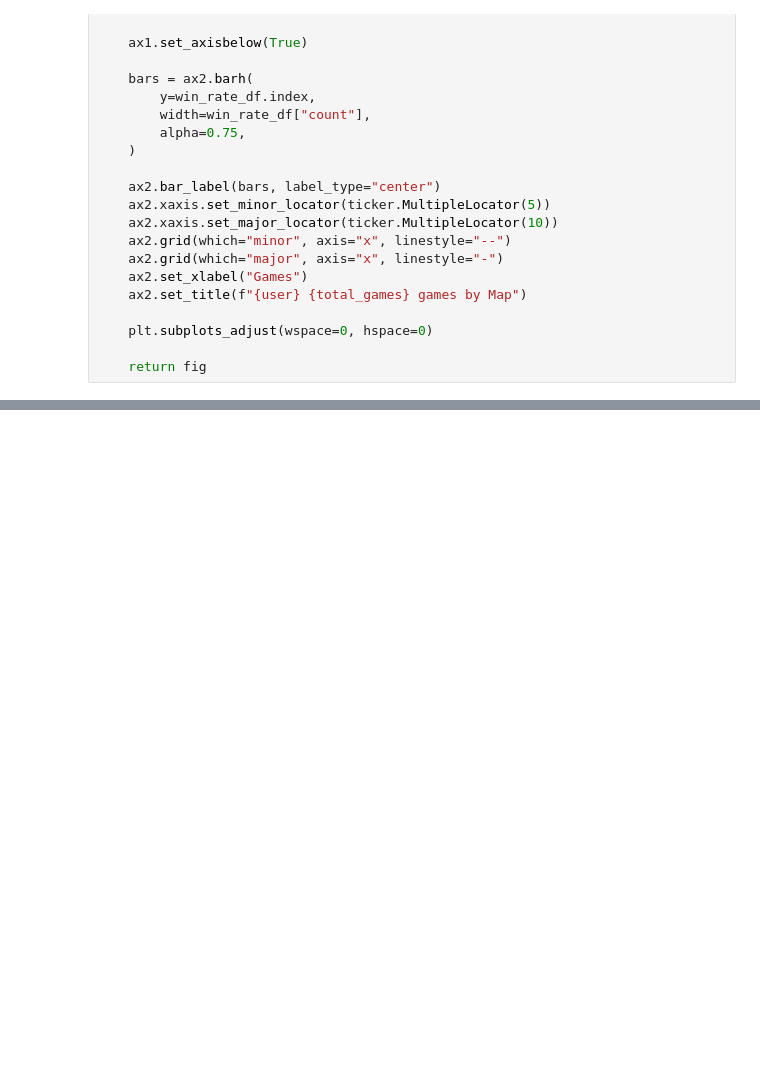
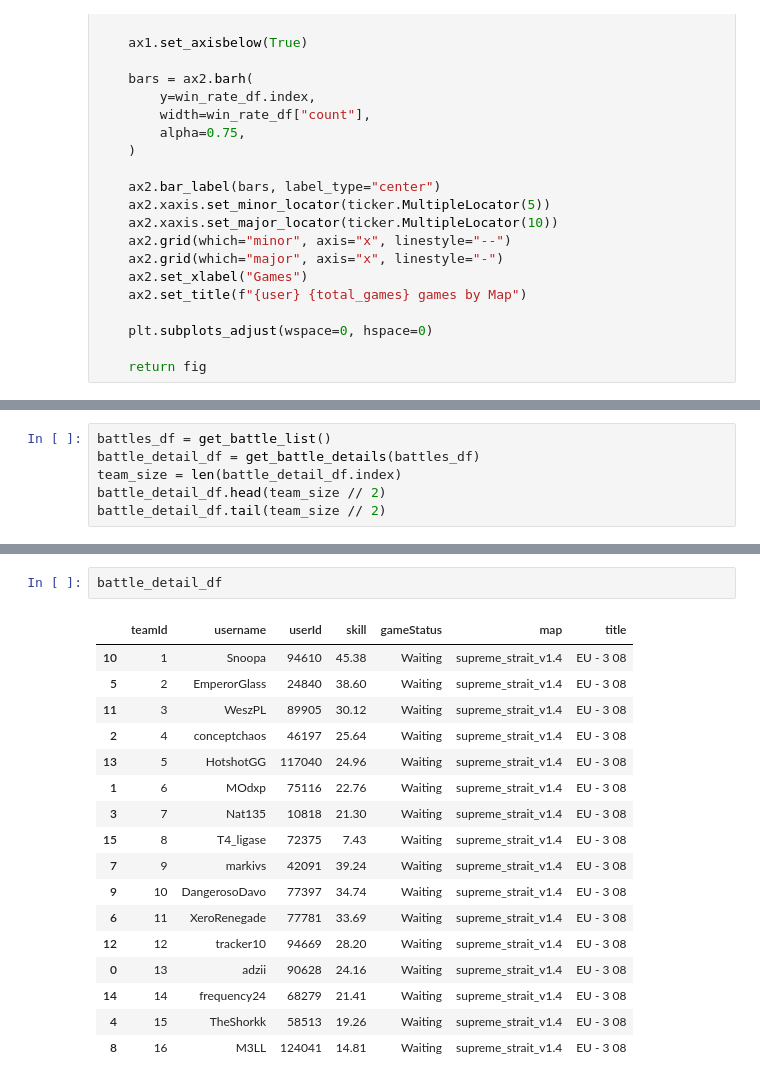
Before and after one commit to furyhawk/bai, a Jupyter notebook: notebooks/battle.ipynb, the cells around one changed output, grey strips where cells are left out. Cells and saved outputs as stored; diff of their text form; blank space fills up the shorter version.

Commit message:
update: battle_list

```diff
--- a/notebooks/battle.ipynb
+++ b/notebooks/battle.ipynb
@@ -315,0 +452,6 @@ def plot_win_rate(
+# %%
+battles_df = get_battle_list()
+battle_detail_df = get_battle_details(battles_df)
+team_size = len(battle_detail_df.index)
+battle_detail_df.head(team_size // 2)
+battle_detail_df.tail(team_size // 2)
@@ -315,0 +468,20 @@ def plot_win_rate(
+# %%
+battle_detail_df
+# %% [output]
+|  | teamId | username | userId | skill | gameStatus | map | title |
+| 10 | 1 | Snoopa | 94610 | 45.38 | Waiting | supreme_strait_v1.4 | EU - 3 08 |
+| 5 | 2 | EmperorGlass | 24840 | 38.60 | Waiting | supreme_strait_v1.4 | EU - 3 08 |
+| 11 | 3 | WeszPL | 89905 | 30.12 | Waiting | supreme_strait_v1.4 | EU - 3 08 |
+| 2 | 4 | conceptchaos | 46197 | 25.64 | Waiting | supreme_strait_v1.4 | EU - 3 08 |
+| 13 | 5 | HotshotGG | 117040 | 24.96 | Waiting | supreme_strait_v1.4 | EU - 3 08 |
+| 1 | 6 | MOdxp | 75116 | 22.76 | Waiting | supreme_strait_v1.4 | EU - 3 08 |
+| 3 | 7 | Nat135 | 10818 | 21.30 | Waiting | supreme_strait_v1.4 | EU - 3 08 |
+| 15 | 8 | T4_ligase | 72375 | 7.43 | Waiting | supreme_strait_v1.4 | EU - 3 08 |
+| 7 | 9 | markivs | 42091 | 39.24 | Waiting | supreme_strait_v1.4 | EU - 3 08 |
+| 9 | 10 | DangerosoDavo | 77397 | 34.74 | Waiting | supreme_strait_v1.4 | EU - 3 08 |
+| 6 | 11 | XeroRenegade | 77781 | 33.69 | Waiting | supreme_strait_v1.4 | EU - 3 08 |
+| 12 | 12 | tracker10 | 94669 | 28.20 | Waiting | supreme_strait_v1.4 | EU - 3 08 |
+| 0 | 13 | adzii | 90628 | 24.16 | Waiting | supreme_strait_v1.4 | EU - 3 08 |
+| 14 | 14 | frequency24 | 68279 | 21.41 | Waiting | supreme_strait_v1.4 | EU - 3 08 |
+| 4 | 15 | TheShorkk | 58513 | 19.26 | Waiting | supreme_strait_v1.4 | EU - 3 08 |
+| 8 | 16 | M3LL | 124041 | 14.81 | Waiting | supreme_strait_v1.4 | EU - 3 08 |
```
Also changed, not shown: parts of 17 cells of this notebook.
